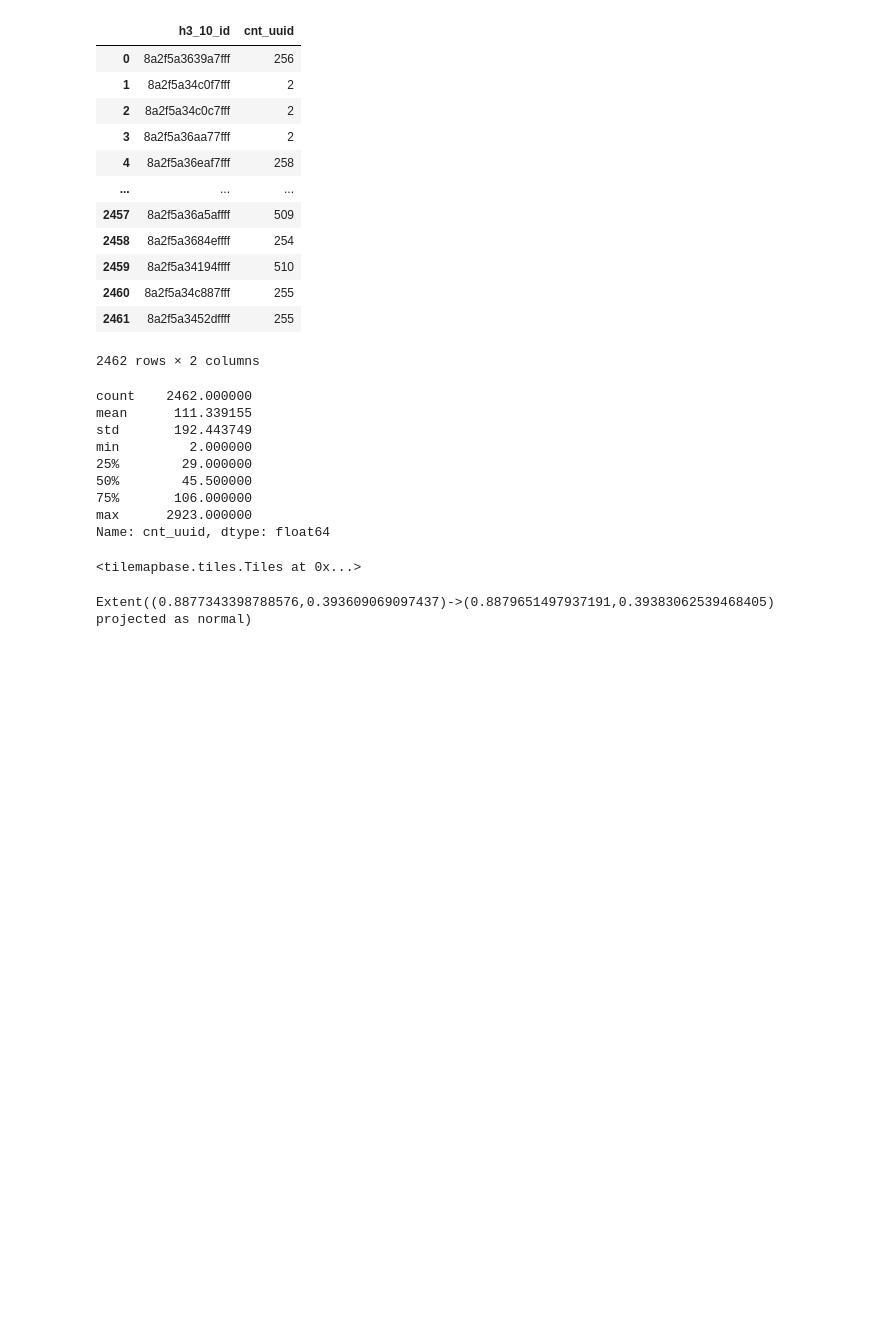
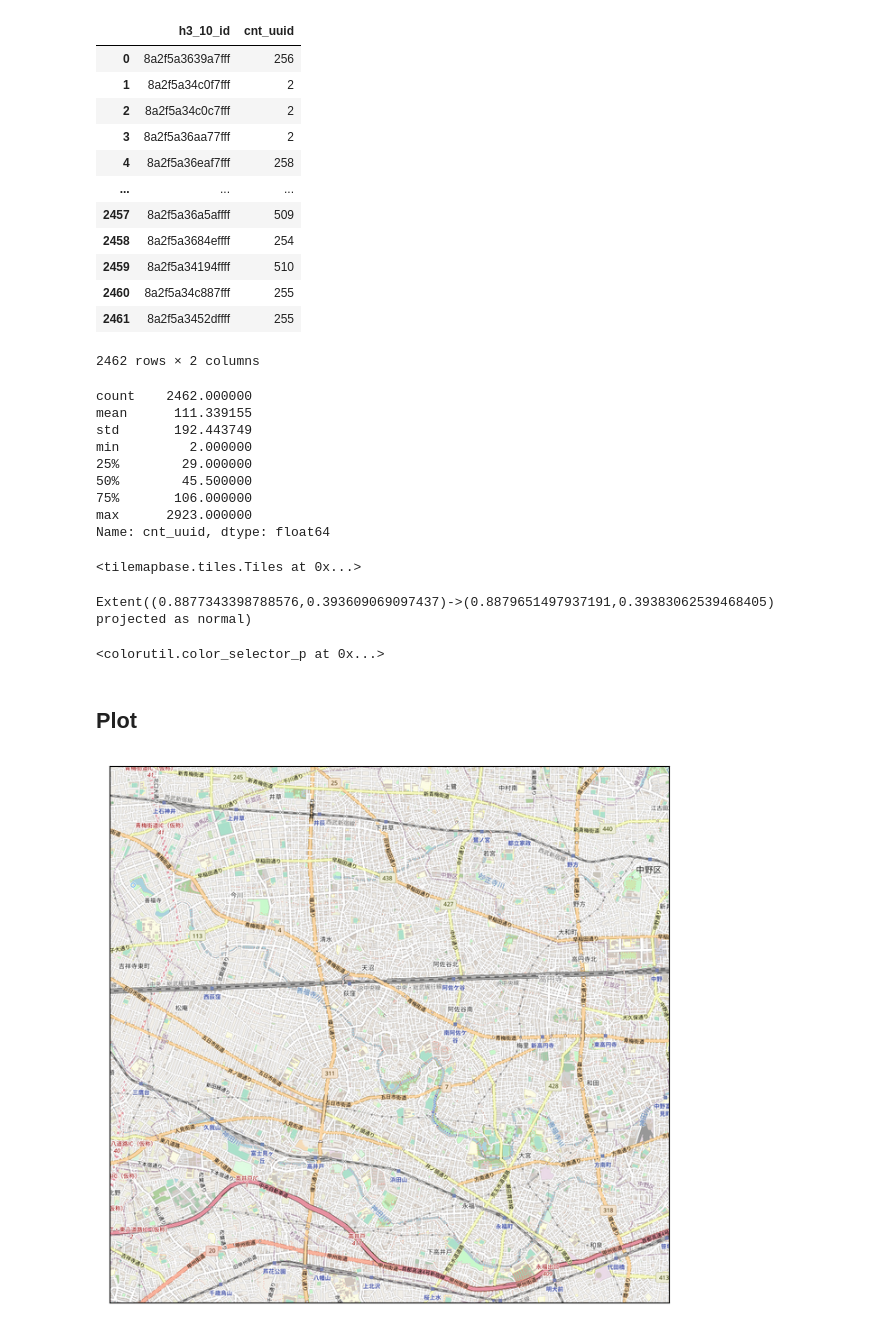
Before and after one commit to uchiumi-dtws/covid19_heatmap, a Jupyter notebook: suginami/note_hm_sample.ipynb, the cells around one changed output. Cells and saved outputs as stored; diff of their text form; code cells hidden in the pictures; blank space fills up the shorter version.

```diff
--- a/suginami/note_hm_sample.ipynb
+++ b/suginami/note_hm_sample.ipynb
@@ -88,3 +84,19 @@ cs=None
+# %%
+cs = color_selector_p(df.cnt_uuid, 20)
+cs
+# %% [output]
+<colorutil.color_selector_p at 0x...>
+# %% [markdown]
+## Plot
+# %%
+fig, ax = plt.subplots(figsize=(8, 8), dpi=100)
+ax.xaxis.set_visible(False)
+ax.yaxis.set_visible(False)
+
+plotter = tmb.Plotter(ex, t, width=600)
+plotter.plot(ax, t)
+# %% [output]
+[figure, added]
 # %%
 def _swap(ls):
     return [
```
Also changed, not shown: parts of 7 cells of this notebook, 2 other files.
